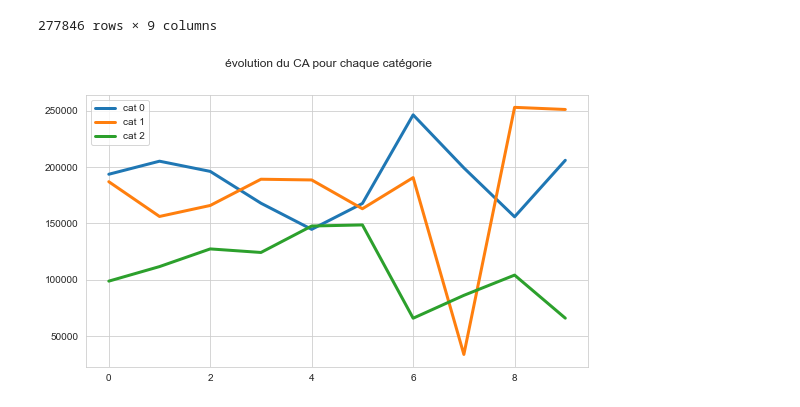
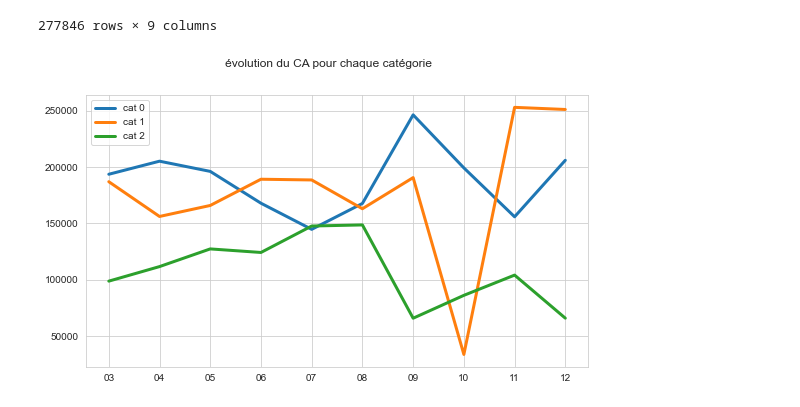
Before and after one commit to bigdduwa/THP-DATA_W2-D4, a Jupyter notebook: kata.ipynb, the cells around one changed output. Drawn from its saved outputs; the diff is of its cells as text; code cells hidden in the pictures.

Commit message:
updated other glitching graph

```diff
--- a/kata.ipynb
+++ b/kata.ipynb
@@ -346,18 +346,18 @@ mdf.sort_values('Mois')
 # %%
 ca = pd.pivot_table(mdf, values='price',index='Mois',columns='categ',aggfunc=np.sum).reset_index()
 ca
 x = ca['Mois']
 my1 = ca[0]
 my2 = ca[1]
 my3 = ca[2]
 x
 fig = plt.figure(figsize=(9, 5))
 fig.suptitle("évolution du CA pour chaque catégorie")
 ax = fig.add_subplot(111)
-ax.plot(my1,label='cat 0',linewidth=3.0)
-ax.plot(my2,label='cat 1',linewidth=3.0)
-ax.plot(my3,label='cat 2',linewidth=3.0)
+ax.plot(x,my1,label='cat 0',linewidth=3.0)
+ax.plot(x,my2,label='cat 1',linewidth=3.0)
+ax.plot(x,my3,label='cat 2',linewidth=3.0)
 plt.legend()
 plt.show()
 # %% [output]
-[figure, old version]
+[figure, new version]
```
